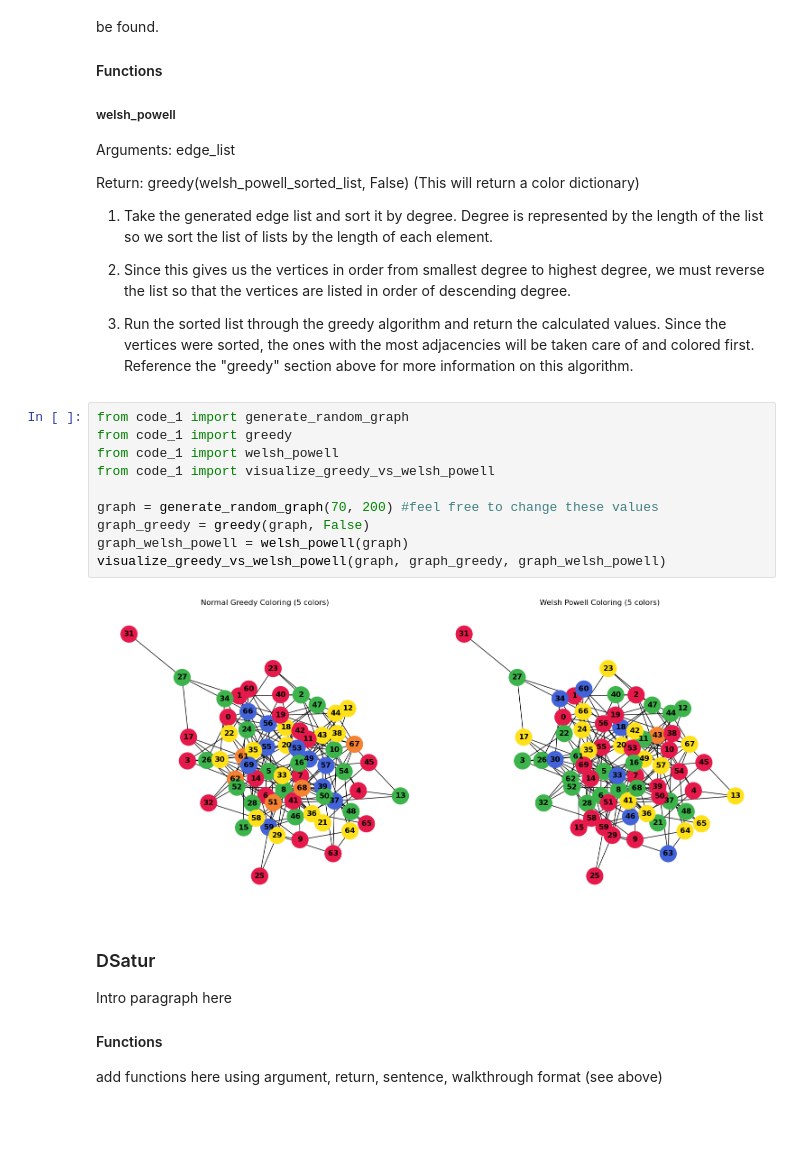
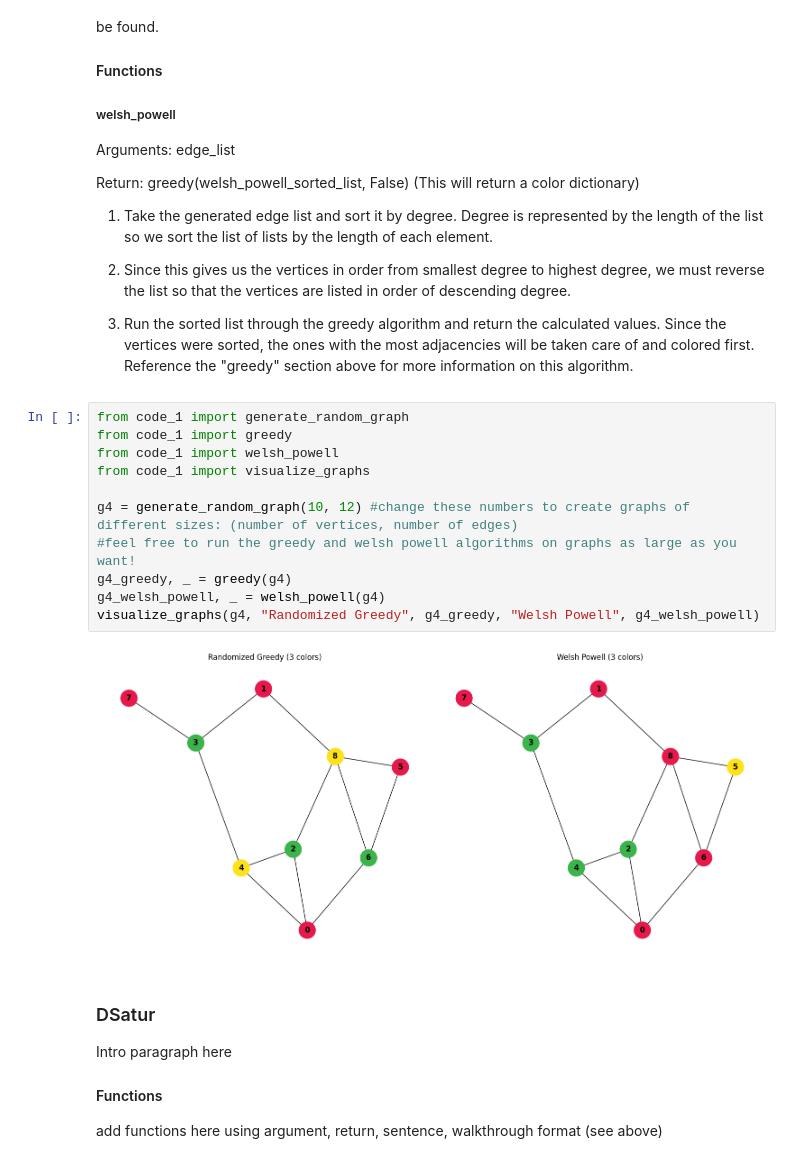
Before and after one commit to crane919/graph-coloring, a Jupyter notebook: Essay.ipynb, the cells around one changed output. Drawn from its saved outputs; the diff is of its cells as text; blank space fills up the shorter version.

```diff
--- a/Essay.ipynb
+++ b/Essay.ipynb
@@ -112,18 +147,19 @@ Return: greedy(welsh_powell_sorted_list, False)   (This will return a color dict
 2. Since this gives us the vertices in order from smallest degree to highest degree, we must reverse the list so that the vertices are listed in order of descending degree.
 
 3. Run the sorted list through the greedy algorithm and return the calculated values. Since the vertices were sorted, the ones with the most adjacencies will be taken care of and colored first. Reference the "greedy" section above for more information on this algorithm.
-# %%
-from code_1 import generate_random_graph
-from code_1 import greedy
-from code_1 import welsh_powell
-from code_1 import visualize_greedy_vs_welsh_powell
-
-graph = generate_random_graph(70, 200) #feel free to change these values
-graph_greedy = greedy(graph, False)
-graph_welsh_powell = welsh_powell(graph)
-visualize_greedy_vs_welsh_powell(graph, graph_greedy, graph_welsh_powell)
-# %% [output]
-[figure, removed]
+# %%
+from code_1 import generate_random_graph
+from code_1 import greedy
+from code_1 import welsh_powell
+from code_1 import visualize_graphs
+
+g4 = generate_random_graph(10, 12) #change these numbers to create graphs of different sizes: (number of vertices, number of edges)
+#feel free to run the greedy and welsh powell algorithms on graphs as large as you want!
+g4_greedy, _ = greedy(g4)
+g4_welsh_powell, _ = welsh_powell(g4)
+visualize_graphs(g4, "Randomized Greedy", g4_greedy, "Welsh Powell", g4_welsh_powell)
+# %% [output]
+[figure, added]
 # %% [markdown]
 ### DSatur
 
```
Also changed, not shown: parts of 13 cells of this notebook, 3 other files.
